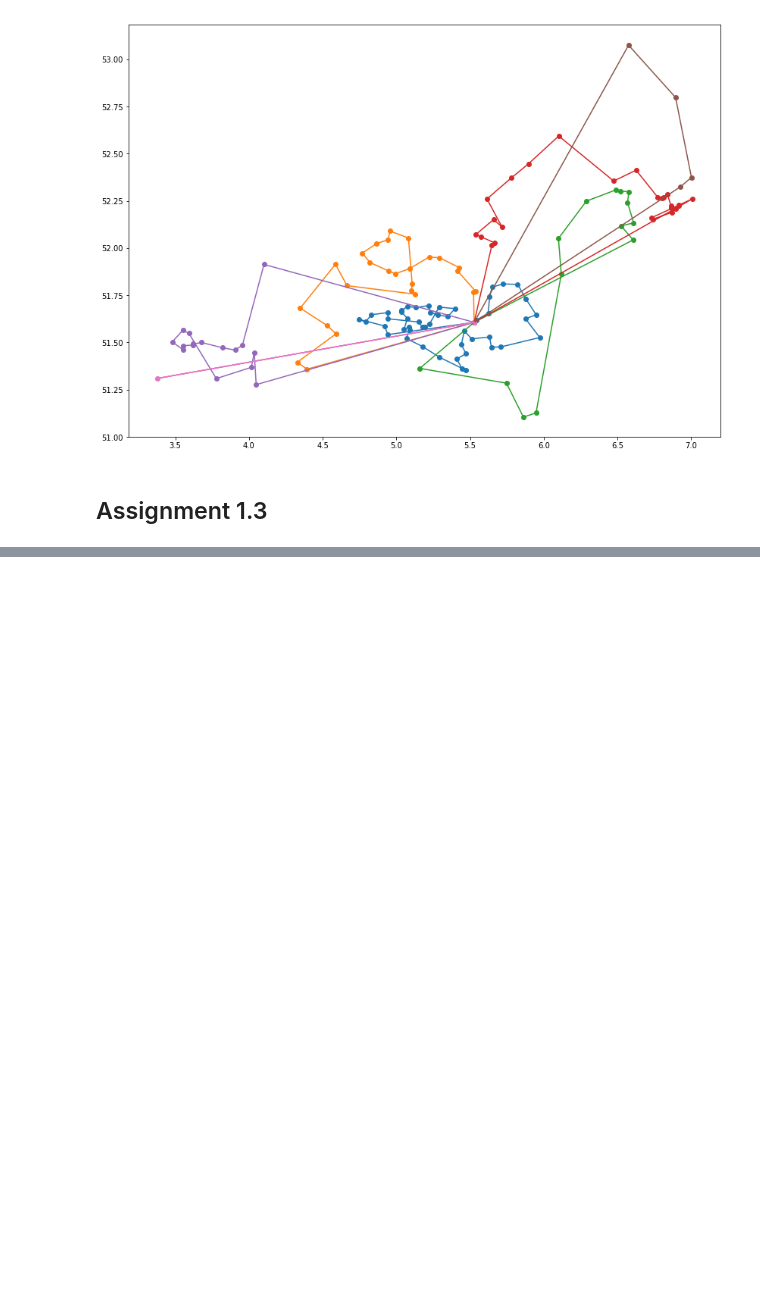
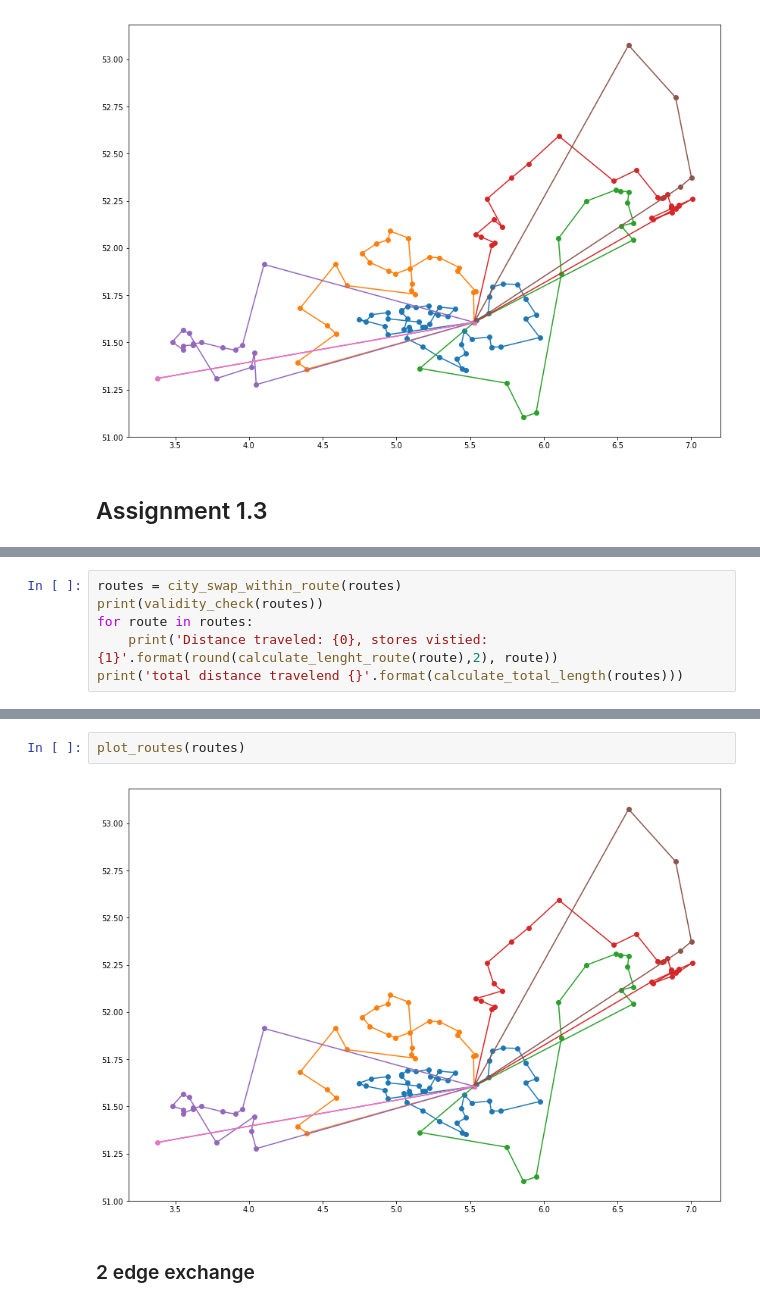
Before and after one commit to 1herbert12/Business_Analytics_assignments, a Jupyter notebook: Assignment 1.2 & 1.3.ipynb, the cells around one changed output, grey strips where cells are left out. Drawn from its saved outputs; the diff is of its cells as text; blank space fills up the shorter version.

```diff
--- a/Assignment 1.2 & 1.3.ipynb
+++ b/Assignment 1.2 & 1.3.ipynb
@@ -135,0 +210,6 @@ plot_routes(routes)
+# %%
+routes = city_swap_within_route(routes)
+print(validity_check(routes))
+for route in routes:
+    print('Distance traveled: {0}, stores vistied: {1}'.format(round(calculate_lenght_route(route),2), route))
+print('total distance travelend {}'.format(calculate_total_length(routes)))
@@ -135,0 +226,6 @@ plot_routes(routes)
+# %%
+plot_routes(routes)
+# %% [output]
+[figure, added]
+# %% [markdown]
+### 2 edge exchange
```
Also changed, not shown: parts of 7 cells of this notebook.
